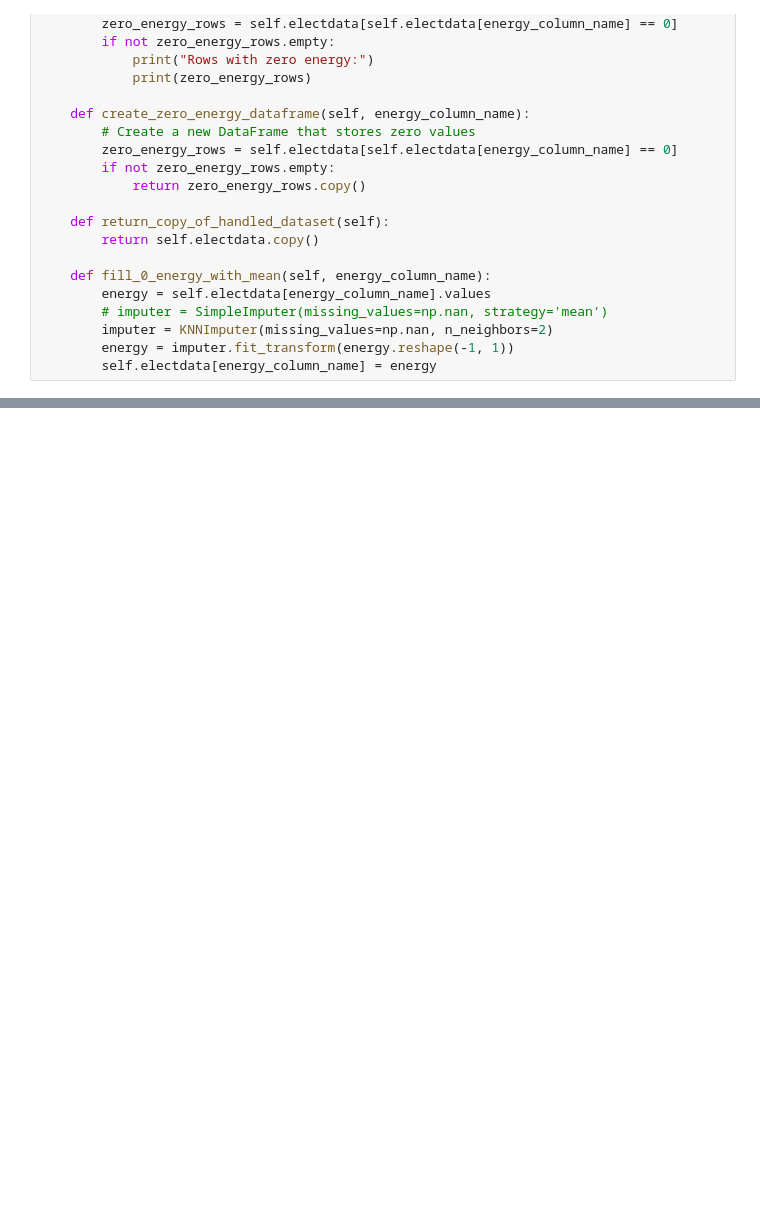
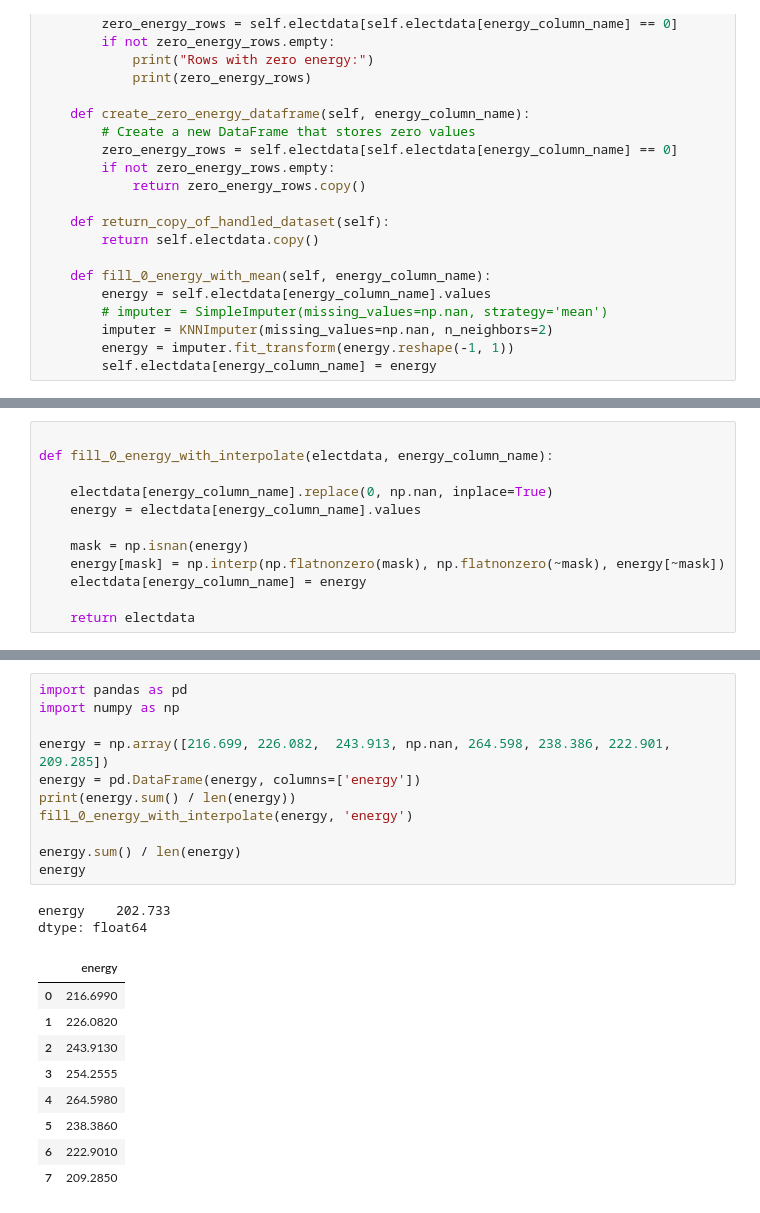
Before and after one commit to Ka0Ri/GPML, a Jupyter notebook: test.ipynb, the cells around one changed output, grey strips where cells are left out. Cells and saved outputs as stored; diff of their text form; blank space fills up the shorter version.

Commit message:
update interpolate

```diff
--- a/test.ipynb
+++ b/test.ipynb
@@ -74,2 +77,14 @@ def fill_0_energy_with_mean(electdata, energy_column_name):
 
     return electdata
+# %%
+
+def fill_0_energy_with_interpolate(electdata, energy_column_name):
+
+    electdata[energy_column_name].replace(0, np.nan, inplace=True)
+    energy = electdata[energy_column_name].values
+
+    mask = np.isnan(energy)
+    energy[mask] = np.interp(np.flatnonzero(mask), np.flatnonzero(~mask), energy[~mask])
+    electdata[energy_column_name] = energy
+
+    return electdata
@@ -75,0 +105,23 @@ def fill_0_energy_with_mean(electdata, energy_column_name):
+# %%
+import pandas as pd
+import numpy as np
+
+energy = np.array([216.699, 226.082,  243.913, np.nan, 264.598, 238.386, 222.901, 209.285])
+energy = pd.DataFrame(energy, columns=['energy'])
+print(energy.sum() / len(energy))
+fill_0_energy_with_interpolate(energy, 'energy')
+
+energy.sum() / len(energy)
+energy
+# %% [output]
+energy    202.733
+dtype: float64
+|  | energy |
+| 0 | 216.6990 |
+| 1 | 226.0820 |
+| 2 | 243.9130 |
+| 3 | 254.2555 |
+| 4 | 264.5980 |
+| 5 | 238.3860 |
+| 6 | 222.9010 |
+| 7 | 209.2850 |
```
Also changed, not shown: parts of 5 cells of this notebook.
